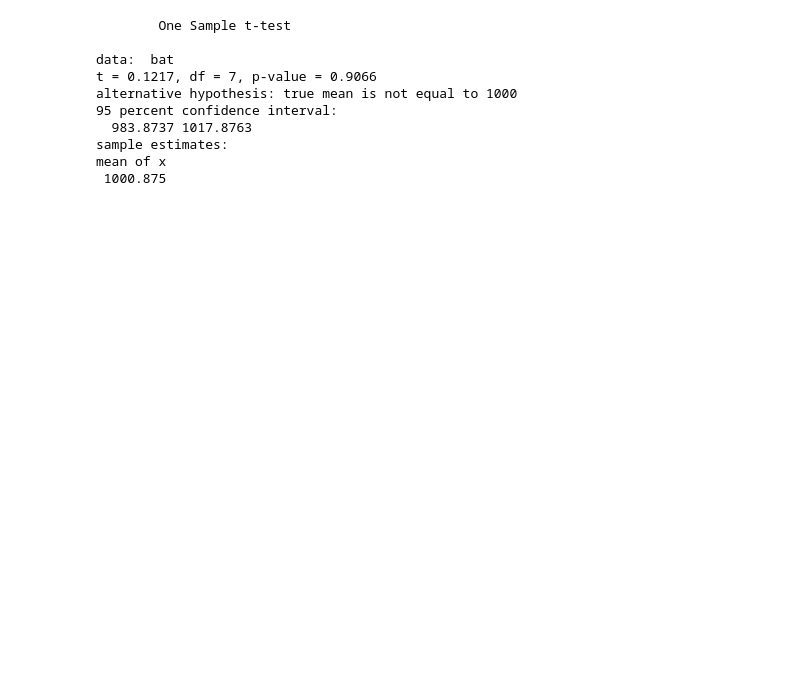
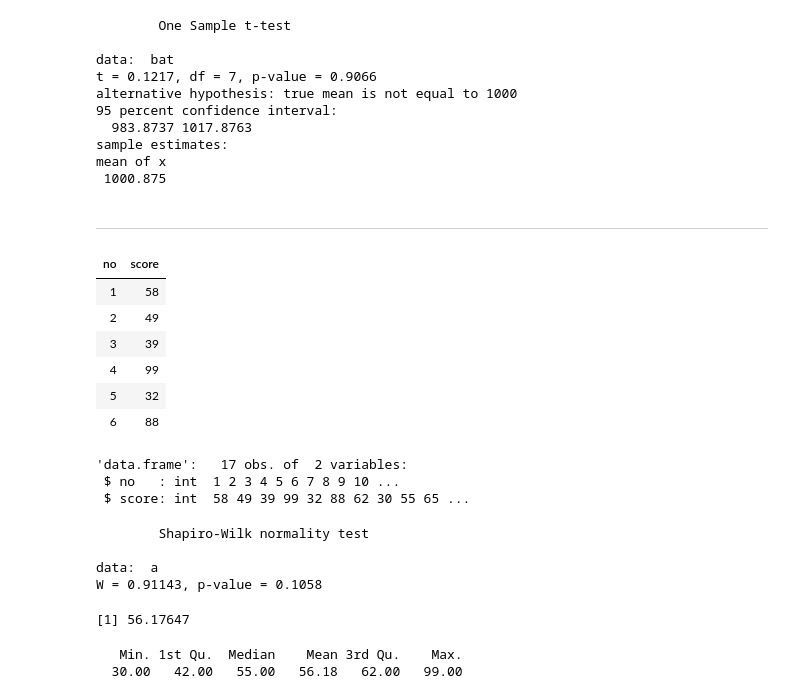
Before and after one commit to naddda0813/Rbase, a Jupyter notebook: 14. 가설검정.ipynb, the cells around one changed output. Drawn from its saved outputs; the diff is of its cells as text; code cells hidden in the pictures; blank space fills up the shorter version.

```diff
--- a/14. 가설검정.ipynb
+++ b/14. 가설검정.ipynb
@@ -117,3 +118,22 @@ mean of x
  1000.875
 # %%
 p-value = 0.9066 > 0.05 --> 귀무가설 :건전지의 수명은 1000시간이다
+# %% [markdown]
+---
+# %%
+exam <- read.csv("../Data/exam.csv")
+head(exam)
+# %% [output]
+| no | score |
+| 1 | 58 |
+| 2 | 49 |
+| 3 | 39 |
+| 4 | 99 |
+| 5 | 32 |
+| 6 | 88 |
+# %%
+str(exam)
+# %% [output]
+'data.frame':   17 obs. of  2 variables:
+ $ no   : int  1 2 3 4 5 6 7 8 9 10 ...
+ $ score: int  58 49 39 99 32 88 62 30 55 65 ...
@@ -119,0 +147,8 @@ p-value = 0.9066 > 0.05 --> 귀무가설 :건전지의 수명은 1000시간이
+# %%
+# 정규 분포 확인
+shapiro.test(a)
+# %% [output]
+        Shapiro-Wilk normality test
+
+data:  a
+W = 0.91143, p-value = 0.1058
@@ -119,0 +157,9 @@ p-value = 0.9066 > 0.05 --> 귀무가설 :건전지의 수명은 1000시간이
+# %%
+mean(a)
+# %% [output]
+[1] 56.17647
+# %%
+summary(a)
+# %% [output]
+   Min. 1st Qu.  Median    Mean 3rd Qu.    Max.
+  30.00   42.00   55.00   56.18   62.00   99.00
```
Also changed, not shown: parts of 37 cells of this notebook, 3 other files.
